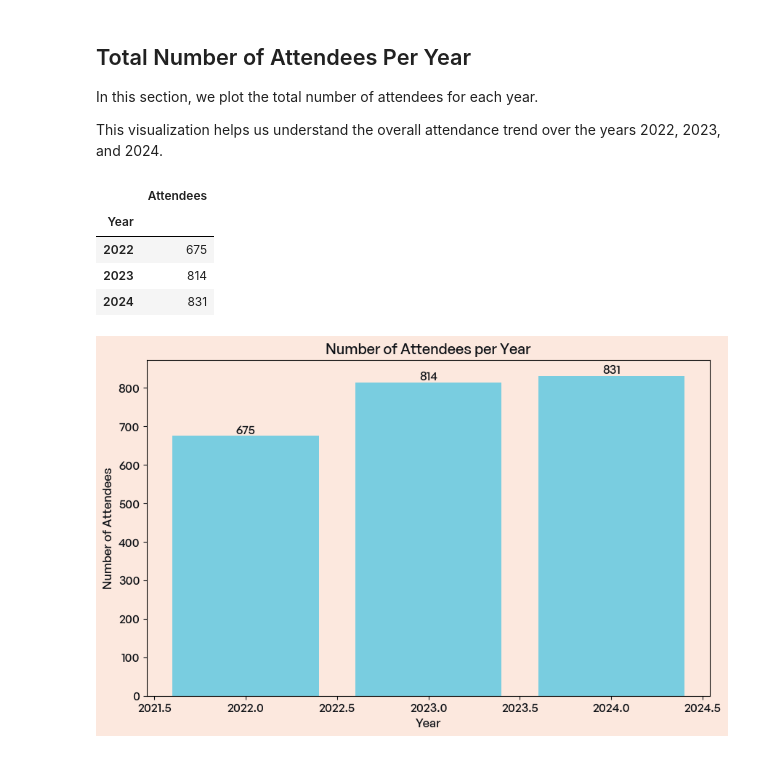
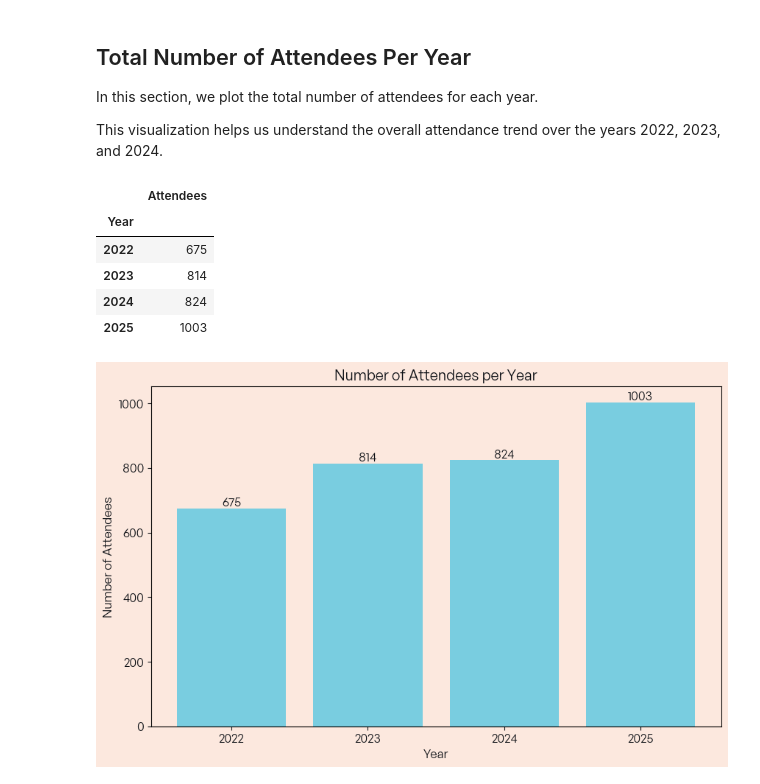
Before and after one commit to estyxx/pyconit-stats, a Jupyter notebook: Stats.ipynb, the cells around one changed output. Drawn from its saved outputs; the diff is of its cells as text; code cells hidden in the pictures.

```diff
--- a/Stats.ipynb
+++ b/Stats.ipynb
@@ -30,7 +30,7 @@ def load_data(year) -> list[str]:
     Load the JSON data for a given year, filter for paid orders,
     and extract the attendee emails for ticket items.
     """
-    data = json.loads(Path(f"./PyConIT {year} data.json").read_text())
+    data = json.loads(Path(f"./data/PyConIT {year} data.json").read_text())
     orders = [order for order in data["event"]["orders"] if order["status"] == "p"]
     ticket_ids = [item["id"] for item in data["event"]["items"] if "ticket" in item["name"].lower()]
     ticket_positions = [p for order in orders for p in order["positions"] if p["item"] in ticket_ids]
@@ -38,6 +38,7 @@ def load_data(year) -> list[str]:
     return [p["attendee_email"] for p in ticket_positions]
 # %%
 # Load the data for each year
+pycon_2025 = load_data(2025)
 pycon_2024 = load_data(2024)
 pycon_2023 = load_data(2023)
 pycon_2022 = load_data(2022)
@@ -45,6 +46,7 @@ pycon_2022 = load_data(2022)
 total_attendees_2022 = len(pycon_2022)
 total_attendees_2023 = len(pycon_2023)
 total_attendees_2024 = len(pycon_2024)
+total_attendees_2025 = len(pycon_2025)
 
-total_attendees_2024, total_attendees_2023, total_attendees_2022
+total_attendees_2025, total_attendees_2024, total_attendees_2023, total_attendees_2022
 # %% [output]
@@ -137,29 +151,35 @@ In this section, we plot the total number of attendees for each year.
 This visualization helps us understand the overall attendance trend over the years 2022, 2023, and 2024.
 # %%
 data_summary = {
-    'Year': [2022, 2023, 2024],
-    'Attendees': [len(pycon_2022), len(pycon_2023), len(pycon_2024)],
+    "Year": [2022, 2023, 2024, 2025],
+    "Attendees": [len(pycon_2022), len(pycon_2023), len(pycon_2024), len(pycon_2025)],
 }
 
 df_summary = pd.DataFrame(data_summary)
-df_summary.set_index('Year', inplace=True)
+df_summary.set_index("Year", inplace=True)
 df_summary
 # %% [output]
 |  | Attendees |
 | Year |  |
 | 2022 | 675 |
 | 2023 | 814 |
-| 2024 | 831 |
+| 2024 | 824 |
+| 2025 | 1003 |
 # %%
 # Plot attendees per year
 plt.figure(figsize=(10, 6))
-bars = plt.bar(data_summary['Year'], df_summary['Attendees'], color=[BLUE])
-plt.title('Number of Attendees per Year')
-plt.xlabel('Year')
-plt.ylabel('Number of Attendees')
-plt.xticks(rotation=0)
+bars = plt.bar(data_summary["Year"], df_summary["Attendees"], color=[BLUE])
+plt.title("Number of Attendees per Year")
+plt.xlabel("Year")
+plt.ylabel("Number of Attendees")
+plt.xticks(
+    ticks=data_summary["Year"],
+    labels=[int(year) for year in data_summary["Year"]],
+    rotation=0,
+)
+
 plt.bar_label(bars)
-plt.savefig('plots/pycon_2024_number_of_attendees_per_year.png', bbox_inches='tight')
+plt.savefig("plots/pycon_2025_number_of_attendees_per_year.png", bbox_inches="tight")
 plt.show()
 # %% [output]
-[figure, old version]
+[figure, new version]
```
Also changed, not shown: parts of 6 cells of this notebook, 17 other files.
